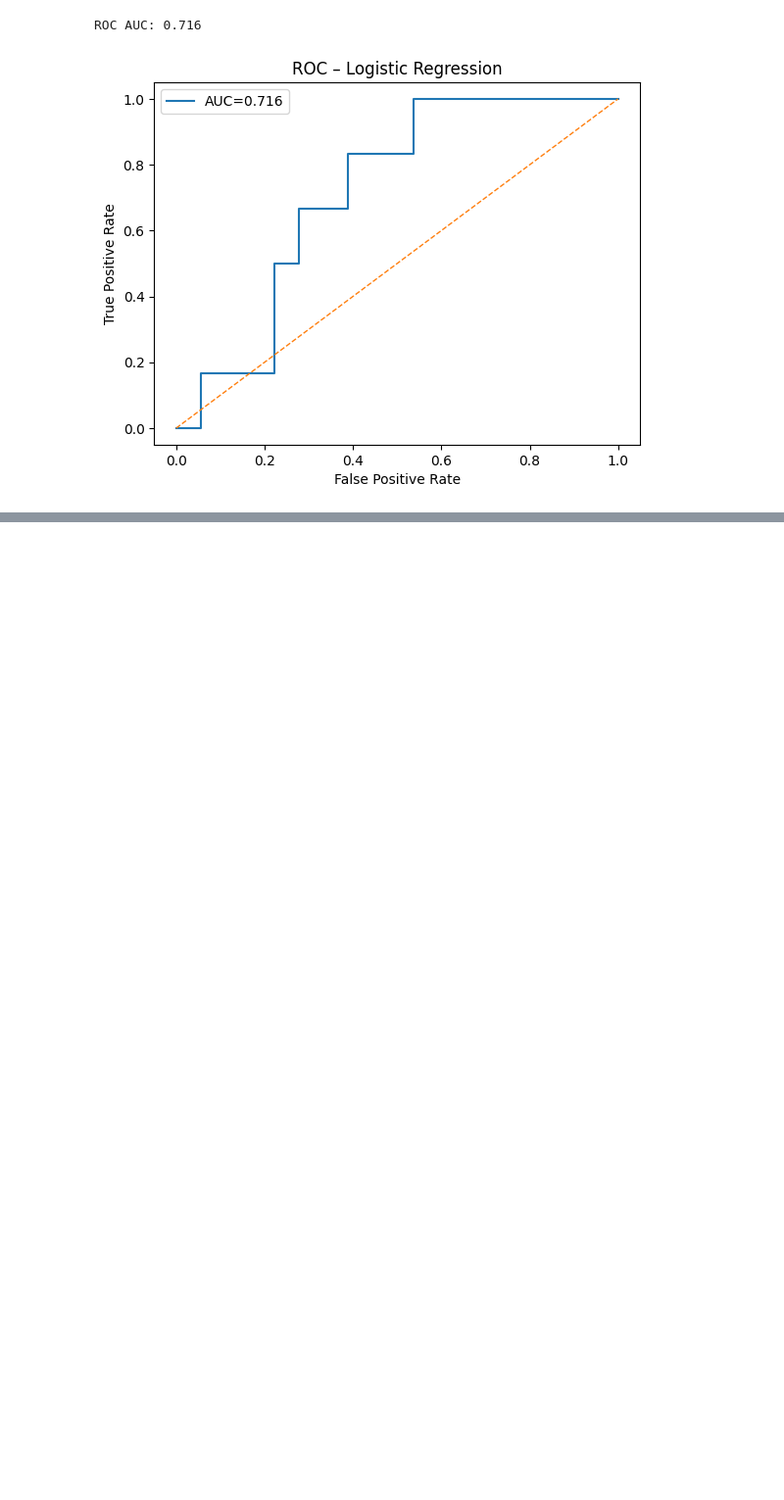
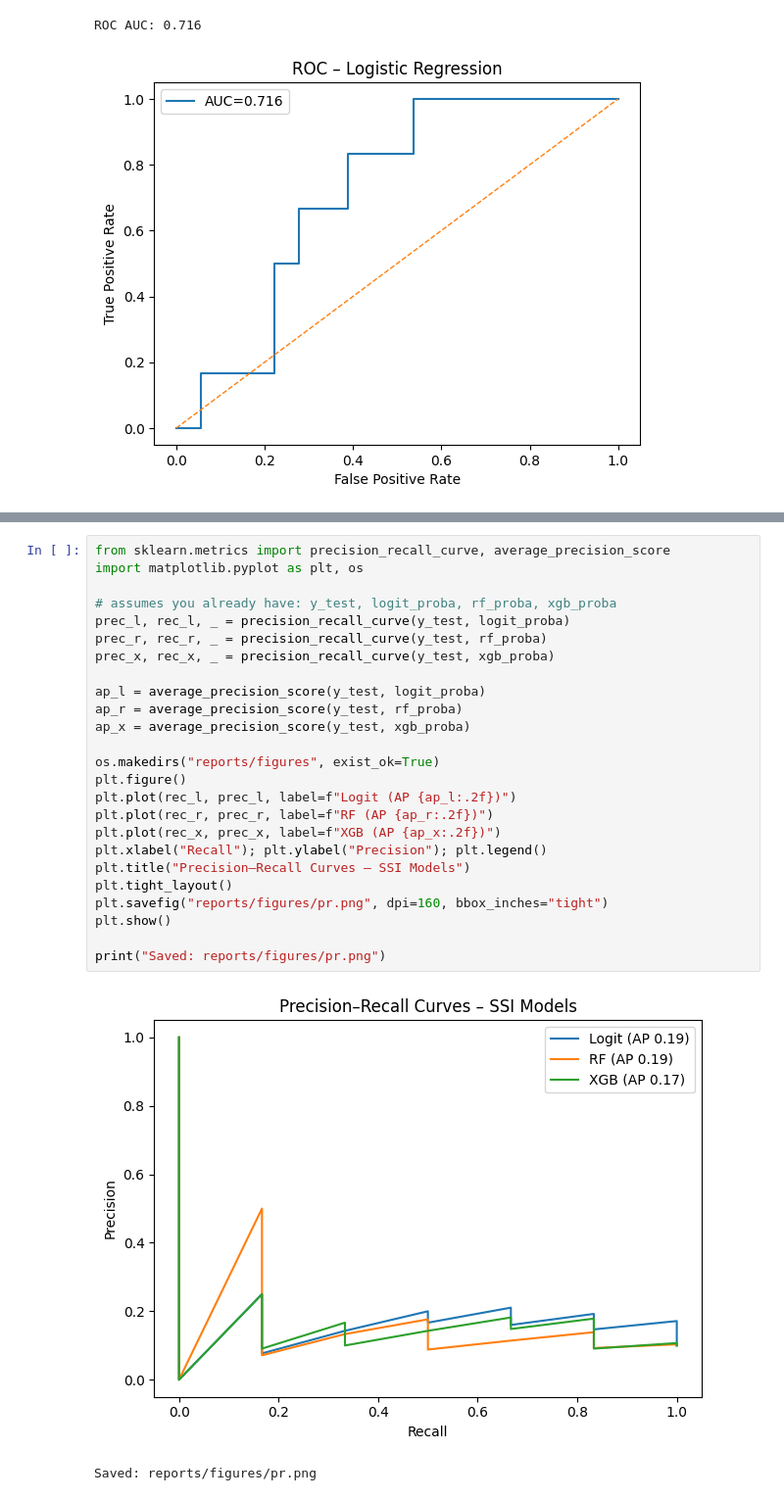
Before and after one commit to oliviershu/surgical-data-analytics-portfolio, a Jupyter notebook: notebooks/ssi_prediction_starter.ipynb, the cells around one changed output, grey strips where cells are left out. Shown: that part at 98% size. Drawn from its saved outputs; the diff is of its cells as text; blank space fills up the shorter version.

```diff
--- a/notebooks/ssi_prediction_starter.ipynb
+++ b/notebooks/ssi_prediction_starter.ipynb
@@ -116,0 +142,28 @@ ROC AUC: 0.716
+# %%
+from sklearn.metrics import precision_recall_curve, average_precision_score
+import matplotlib.pyplot as plt, os
+
+# assumes you already have: y_test, logit_proba, rf_proba, xgb_proba
+prec_l, rec_l, _ = precision_recall_curve(y_test, logit_proba)
+prec_r, rec_r, _ = precision_recall_curve(y_test, rf_proba)
+prec_x, rec_x, _ = precision_recall_curve(y_test, xgb_proba)
+
+ap_l = average_precision_score(y_test, logit_proba)
+ap_r = average_precision_score(y_test, rf_proba)
+ap_x = average_precision_score(y_test, xgb_proba)
+
+os.makedirs("reports/figures", exist_ok=True)
+plt.figure()
+plt.plot(rec_l, prec_l, label=f"Logit (AP {ap_l:.2f})")
+plt.plot(rec_r, prec_r, label=f"RF (AP {ap_r:.2f})")
+plt.plot(rec_x, prec_x, label=f"XGB (AP {ap_x:.2f})")
+plt.xlabel("Recall"); plt.ylabel("Precision"); plt.legend()
+plt.title("Precision–Recall Curves – SSI Models")
+plt.tight_layout()
+plt.savefig("reports/figures/pr.png", dpi=160, bbox_inches="tight")
+plt.show()
+
+print("Saved: reports/figures/pr.png")
+# %% [output]
+[figure, added]
+Saved: reports/figures/pr.png
```
Also changed, not shown: parts of 2 cells of this notebook.
